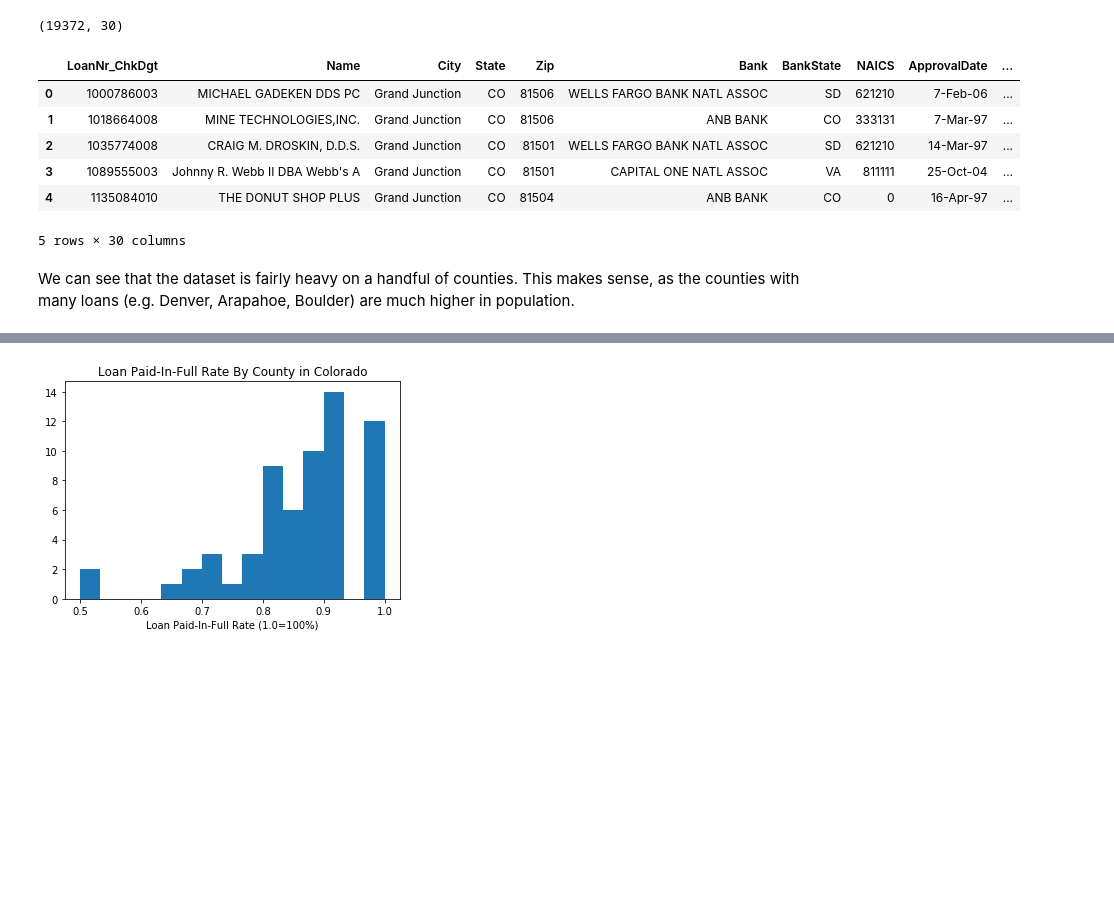
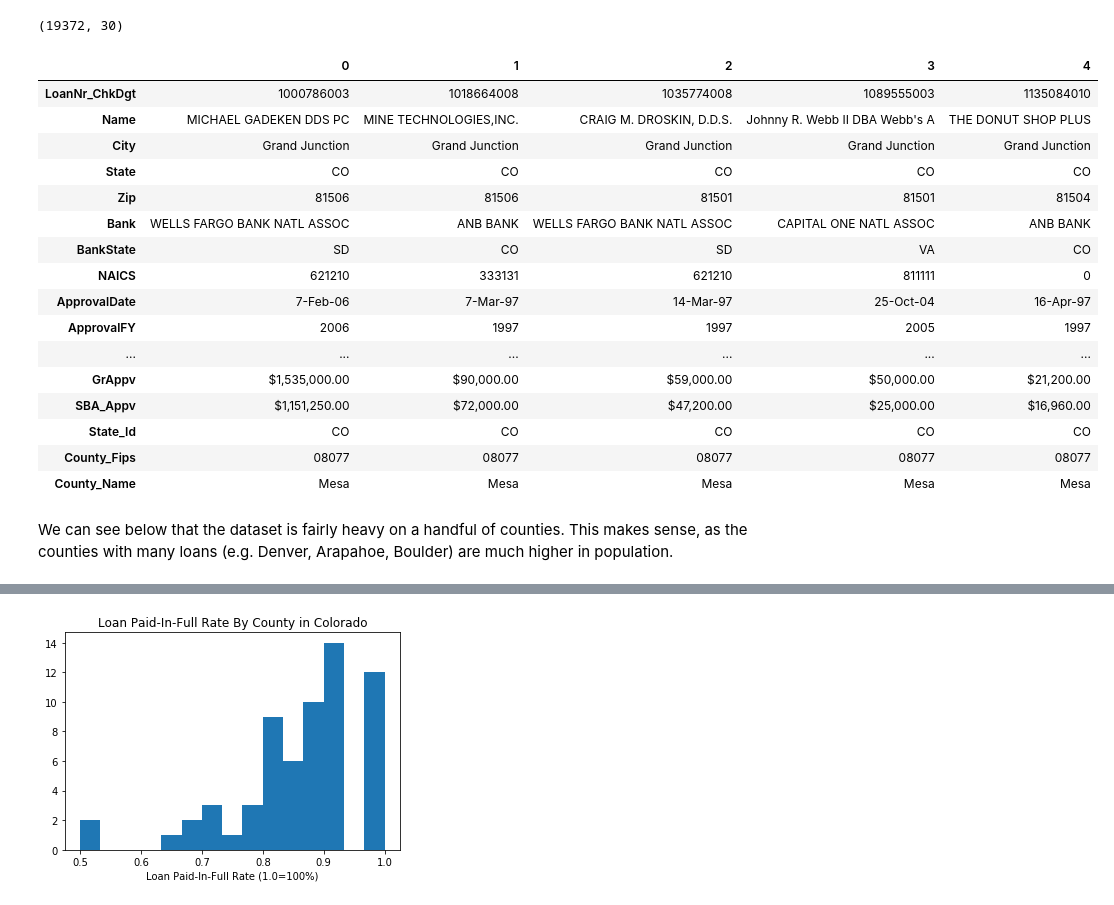
Before and after one commit to david-olivero/Loans-In-Colorado, a Jupyter notebook: SBA_Capstone_Data_Wrangling.ipynb, the cells around one changed output, grey strips where cells are left out. Saved outputs shown, nothing was run; the diff lists cells and outputs as text; code cells hidden in the pictures; blank space fills up the shorter version.

```diff
--- a/SBA_Capstone_Data_Wrangling.ipynb
+++ b/SBA_Capstone_Data_Wrangling.ipynb
@@ -174,18 +144,33 @@ df = pd.merge(co_data, county, how = 'inner', on = 'City')
 df.shape
 # %% [output]
 (19372, 30)
+# %%
+# This creates a list of County FIPS values that matches the format in the geojson file for the choropleths:
+
+df['County_Fips'] = df.County_Fips.astype(str)
+df['County_Fips'] = ["0" + i for i in df['County_Fips'] ]
 # %%
-df.head()
+df.head().T
 # %% [output]
-|  | LoanNr_ChkDgt | Name | City | State | Zip | Bank | BankState | NAICS | ApprovalDate | ... |
-| 0 | 1000786003 | MICHAEL GADEKEN DDS PC | Grand Junction | CO | 81506 | WELLS FARGO BANK NATL ASSOC | SD | 621210 | 7-Feb-06 | ... |
-| 1 | 1018664008 | MINE TECHNOLOGIES,INC. | Grand Junction | CO | 81506 | ANB BANK | CO | 333131 | 7-Mar-97 | ... |
-| 2 | 1035774008 | CRAIG M. DROSKIN, D.D.S. | Grand Junction | CO | 81501 | WELLS FARGO BANK NATL ASSOC | SD | 621210 | 14-Mar-97 | ... |
-| 3 | 1089555003 | Johnny R. Webb II DBA Webb's A | Grand Junction | CO | 81501 | CAPITAL ONE NATL ASSOC | VA | 811111 | 25-Oct-04 | ... |
-| 4 | 1135084010 | THE DONUT SHOP PLUS | Grand Junction | CO | 81504 | ANB BANK | CO | 0 | 16-Apr-97 | ... |
+|  | 0 | 1 | 2 | 3 | 4 |
+| LoanNr_ChkDgt | 1000786003 | 1018664008 | 1035774008 | 1089555003 | 1135084010 |
+| Name | MICHAEL GADEKEN DDS PC | MINE TECHNOLOGIES,INC. | CRAIG M. DROSKIN, D.D.S. | Johnny R. Webb II DBA Webb's A | THE DONUT SHOP PLUS |
+| City | Grand Junction | Grand Junction | Grand Junction | Grand Junction | Grand Junction |
+| State | CO | CO | CO | CO | CO |
+| Zip | 81506 | 81506 | 81501 | 81501 | 81504 |
+| Bank | WELLS FARGO BANK NATL ASSOC | ANB BANK | WELLS FARGO BANK NATL ASSOC | CAPITAL ONE NATL ASSOC | ANB BANK |
+| BankState | SD | CO | SD | VA | CO |
+| NAICS | 621210 | 333131 | 621210 | 811111 | 0 |
+| ApprovalDate | 7-Feb-06 | 7-Mar-97 | 14-Mar-97 | 25-Oct-04 | 16-Apr-97 |
+| ApprovalFY | 2006 | 1997 | 1997 | 2005 | 1997 |
+| ... | ... | ... | ... | ... | ... |
+| GrAppv | $1,535,000.00 | $90,000.00 | $59,000.00 | $50,000.00 | $21,200.00 |
+| SBA_Appv | $1,151,250.00 | $72,000.00 | $47,200.00 | $25,000.00 | $16,960.00 |
+| State_Id | CO | CO | CO | CO | CO |
+| County_Fips | 08077 | 08077 | 08077 | 08077 | 08077 |
+| County_Name | Mesa | Mesa | Mesa | Mesa | Mesa |
-5 rows × 30 columns
 # %% [markdown]
-We can see that the dataset is fairly heavy on a handful of counties. This makes sense, as the counties with many loans (e.g. Denver, Arapahoe, Boulder) are much higher in population.
+We can see below that the dataset is fairly heavy on a handful of counties. This makes sense, as the counties with many loans (e.g. Denver, Arapahoe, Boulder) are much higher in population.
 # %%
 county_counts = df['County_Name'].value_counts()
 
```
Also changed, not shown: parts of 56 cells of this notebook.
